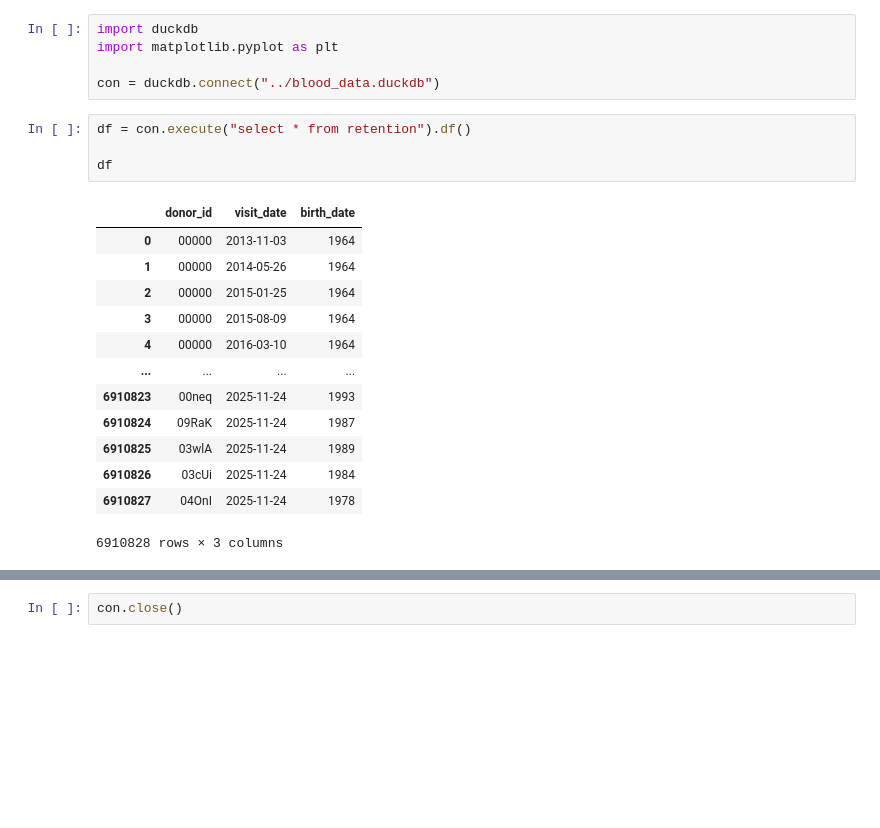
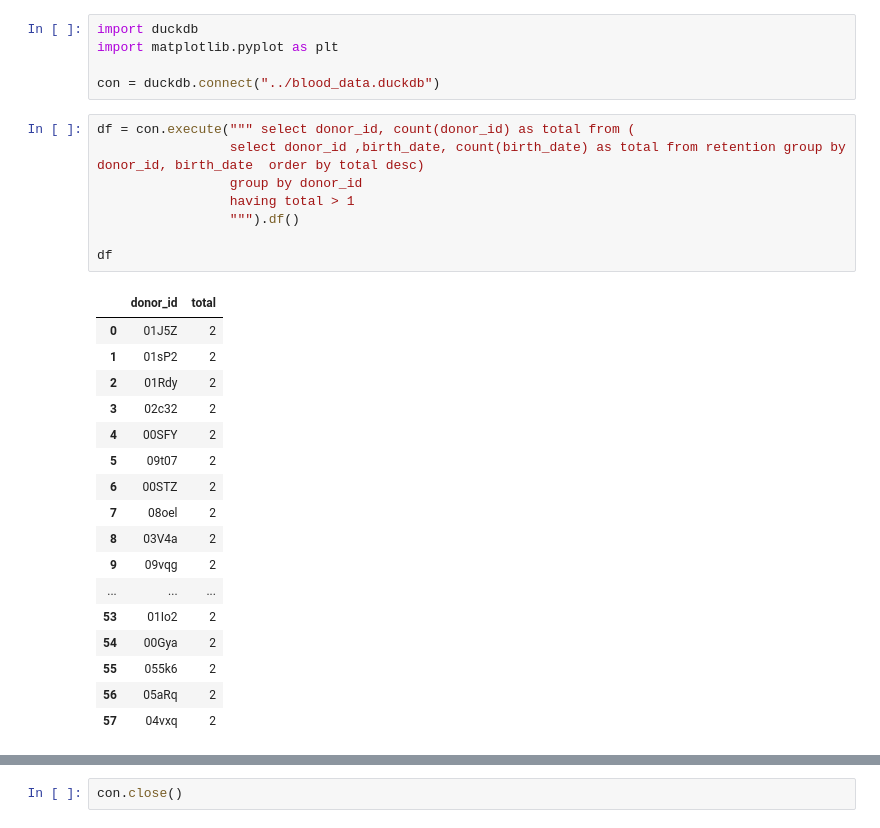
Before and after one commit to amaknabil/etl-blood-donation, a Jupyter notebook: eda/retention_eda.ipynb, the cells around one changed output, grey strips where cells are left out. Cells and saved outputs as stored; diff of their text form; blank space fills up the shorter version.

```diff
--- a/eda/retention_eda.ipynb
+++ b/eda/retention_eda.ipynb
@@ -4,20 +4,28 @@ import matplotlib.pyplot as plt
 
 con = duckdb.connect("../blood_data.duckdb")
 # %%
-df = con.execute("select * from retention").df()
+df = con.execute(""" select donor_id, count(donor_id) as total from (
+                 select donor_id ,birth_date, count(birth_date) as total from retention group by donor_id, birth_date  order by total desc)
+                 group by donor_id
+                 having total > 1
+                 """).df()
 
 df
 # %% [output]
-|  | donor_id | visit_date | birth_date |
-| 0 | 00000 | 2013-11-03 | 1964 |
-| 1 | 00000 | 2014-05-26 | 1964 |
-| 2 | 00000 | 2015-01-25 | 1964 |
-| 3 | 00000 | 2015-08-09 | 1964 |
-| 4 | 00000 | 2016-03-10 | 1964 |
-| ... | ... | ... | ... |
-| 6910823 | 00neq | 2025-11-24 | 1993 |
-| 6910824 | 09RaK | 2025-11-24 | 1987 |
-| 6910825 | 03wlA | 2025-11-24 | 1989 |
-| 6910826 | 03cUi | 2025-11-24 | 1984 |
-| 6910827 | 04OnI | 2025-11-24 | 1978 |
+|  | donor_id | total |
+| 0 | 01J5Z | 2 |
+| 1 | 01sP2 | 2 |
+| 2 | 01Rdy | 2 |
+| 3 | 02c32 | 2 |
+| 4 | 00SFY | 2 |
+| 5 | 09t07 | 2 |
+| 6 | 00STZ | 2 |
+| 7 | 08oel | 2 |
+| 8 | 03V4a | 2 |
+| 9 | 09vqg | 2 |
+| ... | ... | ... |
+| 53 | 01Io2 | 2 |
+| 54 | 00Gya | 2 |
+| 55 | 055k6 | 2 |
+| 56 | 05aRq | 2 |
+| 57 | 04vxq | 2 |
-6910828 rows × 3 columns
```
Also changed, not shown: parts of 16 cells of this notebook, 1 other file.
